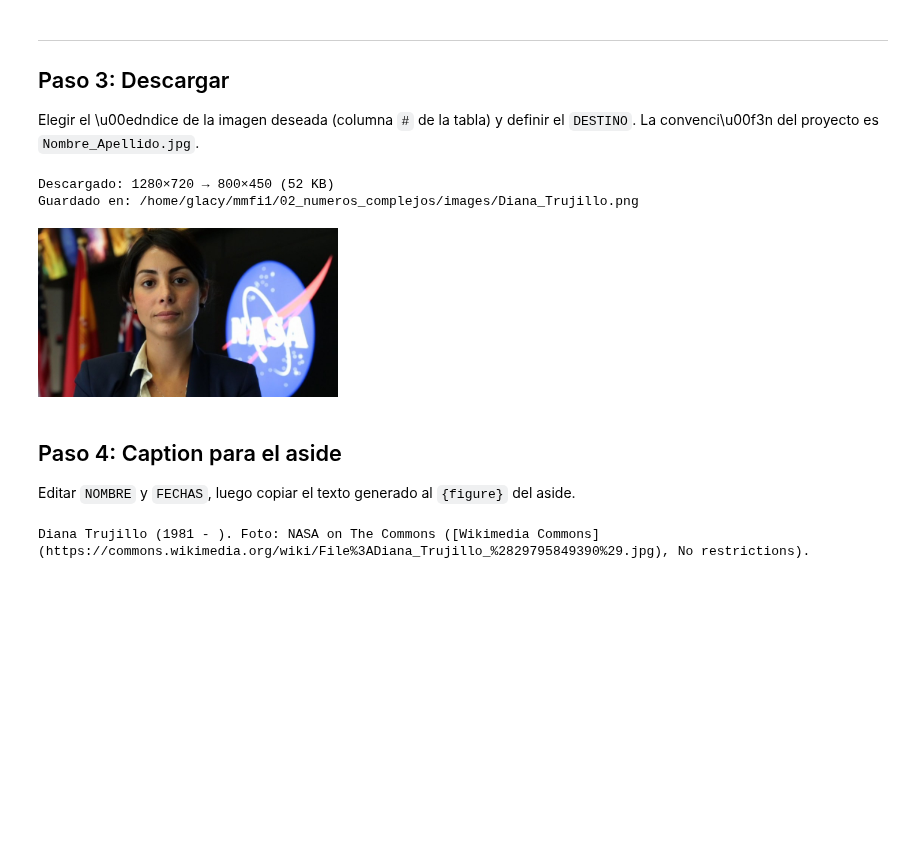
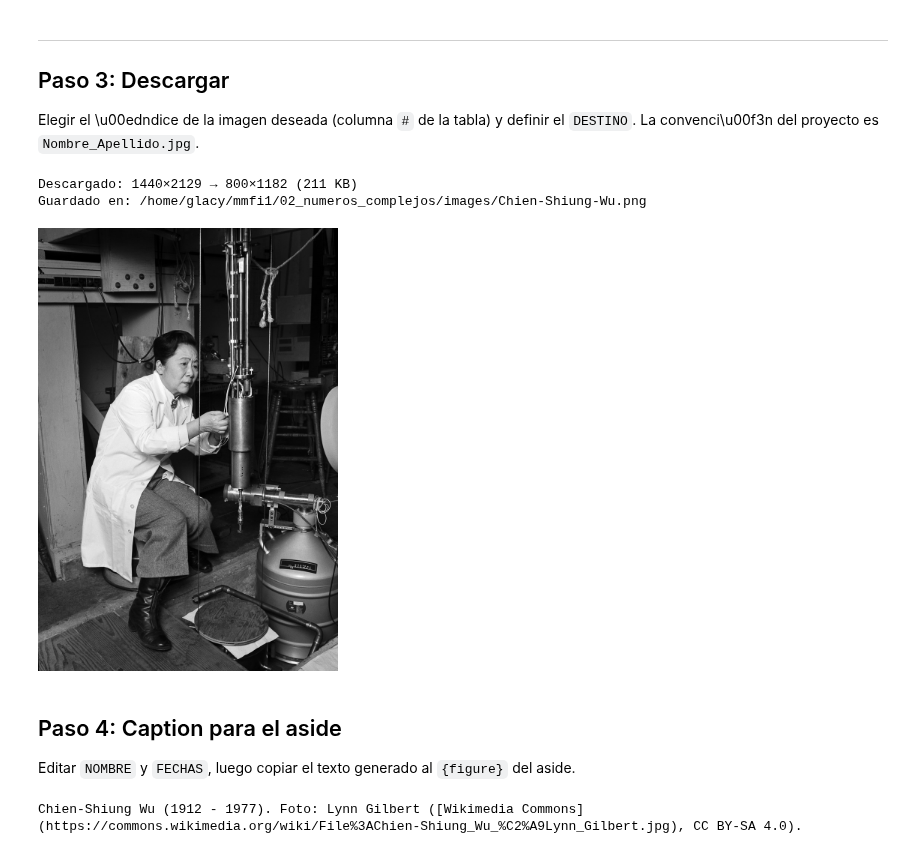
Before and after one commit to glacy/MMFI1, a Jupyter notebook: scripts/buscar_imagenes.ipynb, the cells around one changed output. Drawn from its saved outputs; the diff is of its cells as text; code cells hidden in the pictures; blank space fills up the shorter version.

```diff
--- a/scripts/buscar_imagenes.ipynb
+++ b/scripts/buscar_imagenes.ipynb
@@ -106,7 +106,7 @@ Listo.
 
 Editar `BUSQUEDA` con el nombre de la persona y ejecutar.
 # %%
-BUSQUEDA = 'Diana Trujillo'
+BUSQUEDA = 'Chien-Shiung Wu'
 
 candidatos = buscar_imagenes(BUSQUEDA)
 print(f'{len(candidatos)} resultados para "{BUSQUEDA}"\n')
@@ -172,23 +172,23 @@ mostrar_thumbnails(candidatos, solo_ok=False)
 Elegir el \u00edndice de la imagen deseada (columna `#` de la tabla) y definir el `DESTINO`.
 La convenci\u00f3n del proyecto es `Nombre_Apellido.jpg`.
 # %%
-INDICE  = 28  # cambiar seg\u00fan la tabla/thumbnails
-DESTINO = os.path.join(RAIZ, '02_numeros_complejos/images/Diana_Trujillo.png')
+INDICE  = 18  # cambiar seg\u00fan la tabla/thumbnails
+DESTINO = os.path.join(RAIZ, '02_numeros_complejos/images/Chien-Shiung-Wu.png')
 
 info = descargar(candidatos, INDICE, DESTINO, max_ancho=800)
 # %% [output]
-Descargado: 1280×720 → 800×450 (52 KB)
-Guardado en: /home/glacy/mmfi1/02_numeros_complejos/images/Diana_Trujillo.png
+Descargado: 1440×2129 → 800×1182 (211 KB)
+Guardado en: /home/glacy/mmfi1/02_numeros_complejos/images/Chien-Shiung-Wu.png
-[figure, old version]
+[figure, new version]
 # %% [markdown]
 ## Paso 4: Caption para el aside
 
 Editar `NOMBRE` y `FECHAS`, luego copiar el texto generado al `{figure}` del aside.
 # %%
-NOMBRE  = 'Diana Trujillo'
-FECHAS  = '1981 - '
+NOMBRE  = 'Chien-Shiung Wu'
+FECHAS  = '1912 - 1977'
 
 caption = generar_caption(info, NOMBRE, FECHAS)
 print(caption)
 # %% [output]
-Diana Trujillo (1981 - ). Foto: NASA on The Commons ([Wikimedia Commons](https://commons.wikimedia.org/wiki/File%3ADiana_Trujillo_%2829795849390%29.jpg), No restrictions).
+Chien-Shiung Wu (1912 - 1977). Foto: Lynn Gilbert ([Wikimedia Commons](https://commons.wikimedia.org/wiki/File%3AChien-Shiung_Wu_%C2%A9Lynn_Gilbert.jpg), CC BY-SA 4.0).
```
Also changed, not shown: parts of 2 cells of this notebook, 15 other files.
